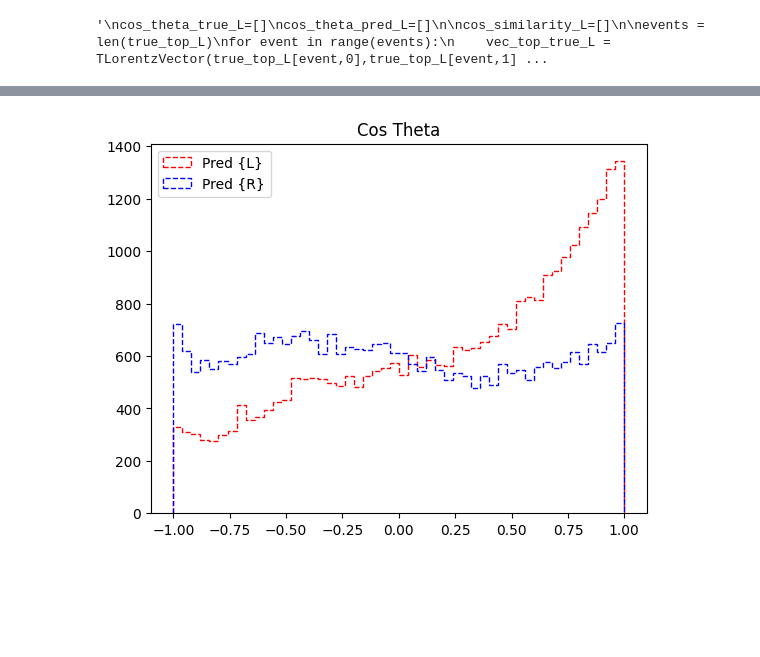
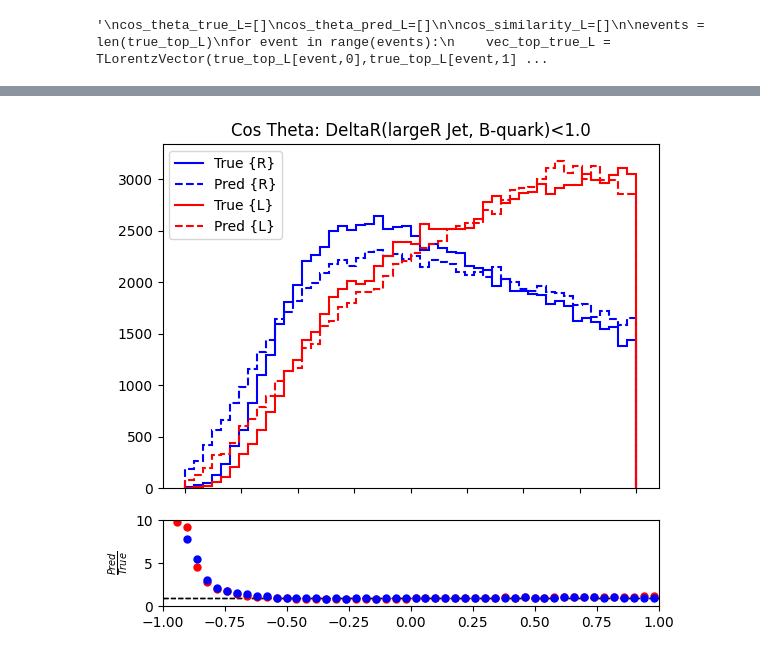
Before and after one commit to LukeV37/Top_Polarimetry, a Jupyter notebook: model/New_Eval.ipynb, the cells around one changed output, grey strips where cells are left out. Cells and saved outputs as stored; diff of their text form; code cells hidden in the pictures; blank space fills up the shorter version.

```diff
--- a/model/New_Eval.ipynb
+++ b/model/New_Eval.ipynb
@@ -131,3 +124,8 @@ def validate_predictions(true, pred, var_names):
+# %%
+def calc_norm(y_pred):
+    norm = torch.sqrt(torch.sum(torch.square(y_pred), dim=1)).reshape(-1,1)
+    y_pred_norm = torch.div(y_pred, norm)
+    return y_pred_norm
 # %%
 top_feats=4
 pred_top_L = np.array([]).reshape(0,top_feats)
@@ -145,6 +143,7 @@ for probe_jet, constituents, event, top_labels, down_labels, bottom_labels, dire
     top_pred, down_pred, direct_pred, track_pred = model(probe_jet.to(device), constituents.to(device), event.to(device))
 
     #down_pred = torch.tanh(down_pred)
+    down_pred = calc_norm(down_pred)
 
     pred_top_L = np.vstack((pred_top_L,top_pred.detach().cpu().numpy()))
     true_top_L = np.vstack((true_top_L,top_labels.detach().cpu().numpy()))
@@ -310,9 +340,9 @@ def get_results(true_top, pred_top, true_quark, pred_quark, SF, apply_norm=True)
 
     return np.array(cos_theta_true), np.array(cos_theta_pred), np.array(cos_similarity_top), np.array(cos_similarity_quark)
 # %%
-cos_theta_true_L, cos_theta_pred_L, cos_similarity_top_L, cos_similarity_quark_L = get_results(true_top_L, pred_top_L, true_down_L, pred_down_L, quark_energy_L)
+cos_theta_true_L, cos_theta_pred_L, cos_similarity_top_L, cos_similarity_quark_L = get_results(true_top_L, pred_top_L, true_down_L, pred_down_L)
 # %%
-cos_theta_true_R, cos_theta_pred_R, cos_similarity_top_R, cos_similarity_quark_R = get_results(true_top_R, pred_top_R, true_down_R, pred_down_R, quark_energy_R)
+cos_theta_true_R, cos_theta_pred_R, cos_similarity_top_R, cos_similarity_quark_R = get_results(true_top_R, pred_top_R, true_down_R, pred_down_R)
 # %%
 plt.title("Cos Theta")
 plt.hist(cos_theta_true_L,histtype='step',bins=50,range=(-1,1),color='r',label='True {L}',linestyle="-")
@@ -326,9 +356,69 @@ plt.show()
 # %%
-cos_theta_pred_R_good = cos_theta_pred_R[cos_similarity_quark_R>0.95]
-cos_theta_pred_L_good = cos_theta_pred_L[cos_similarity_quark_L>0.95]
-plt.title("Cos Theta")
-plt.hist(cos_theta_pred_L_good,histtype='step',bins=50,range=(-1,1),color='r',label='Pred {L}',linestyle="--")
-plt.hist(cos_theta_pred_R_good,histtype='step',bins=50,range=(-1,1),color='b',label='Pred {R}',linestyle="--")
-plt.legend()
-plt.show()
+bottom_selection = [1+x*0.5 for x in range(5)]
+for selection in bottom_selection:
+    print(selection)
+    mask1 = cos_similarity_quark_R>0.75
+    mask2 = cos_similarity_top_R>0.75
+    mask3 = bottom_deltaR_R<selection
+    mask4 = deltaR_R<2.5
+    good_R = mask1&mask2&mask3&mask4
+    mask1 = cos_similarity_quark_L>0.75
+    mask2 = cos_similarity_top_L>0.75
+    mask3 = bottom_deltaR_L<selection
+    mask4 = deltaR_L<2.5
+    good_L = mask1&mask2&mask3&mask4
+    cos_theta_pred_R_good = cos_theta_pred_R[good_R]
+    cos_theta_pred_L_good = cos_theta_pred_L[good_L]
+    cos_theta_true_R_good = cos_theta_true_R[good_R]
+    cos_theta_true_L_good = cos_theta_true_L[good_L]
+    #plt.title("Cos Theta")
+    #plt.hist(cos_theta_pred_L_good,histtype='step',bins=50,range=(-1,1),color='r',label='Pred {L}',linestyle="--")
+    #plt.hist(cos_theta_pred_R_good,histtype='step',bins=50,range=(-1,1),color='b',label='Pred {R}',linestyle="--")
+    #plt.hist(cos_theta_true_L_good,histtype='step',bins=50,range=(-1,1),color='r',label='True {L}',linestyle="-")
+    #plt.hist(cos_theta_true_R_good,histtype='step',bins=50,range=(-1,1),color='b',label='True {R}',linestyle="-")
+    #plt.legend()
+    #plt.show()
+
+    fig, axes = mh.subplots(nrows=2)
+
+    # Create and fill histograms
+    h1 = hist.new.Regular(50, -1, 1).Weight().fill(cos_theta_true_R_good)
+    h2 = hist.new.Regular(50, -1, 1).Weight().fill(cos_theta_pred_R_good)
+    h3 = hist.new.Regular(50, -1, 1).Weight().fill(cos_theta_true_L_good)
+    h4 = hist.new.Regular(50, -1, 1).Weight().fill(cos_theta_pred_L_good)
+
+    mh.histplot(h1,ax=axes[0],color='b',linestyle='-',histtype='step',yerr=False,label="True {R}")
+    mh.histplot(h2,ax=axes[0],color='b',linestyle='--',histtype='step',yerr=False,label="Pred {R}")
+    mh.histplot(h3,ax=axes[0],color='r',linestyle='-',histtype='step',yerr=False,label="True {L}")
+    mh.histplot(h4,ax=axes[0],color='r',linestyle='--',histtype='step',yerr=False,label="Pred {L}")
+
+    mh.comp.comparison(
+        h2,
+        h1,
+        ax=axes[1],
+        comparison="ratio",
+        h1_label="Pred",
+        h2_label="True",
+        color='r',
+        yerr=False,
+    )
+
+    mh.comp.comparison(
+        h4,
+        h3,
+        ax=axes[1],
+        comparison="ratio",
+        h1_label="Pred",
+        h2_label="True",
+        color='b',
+        yerr=False,
+    )
+
+    axes[0].set_title(f'Cos Theta: DeltaR(largeR Jet, B-quark)<{selection}')
+    axes[0].legend()
+
+    axes[1].set_ylim(0,10)
+    #axes[1].set_yscale('log')
+
+    plt.show()
 # %% [output]
@@ -335 +426 @@ plt.show()
-[figure, old version]
+[figure, new version]
```
Also changed, not shown: parts of 30 cells of this notebook.
